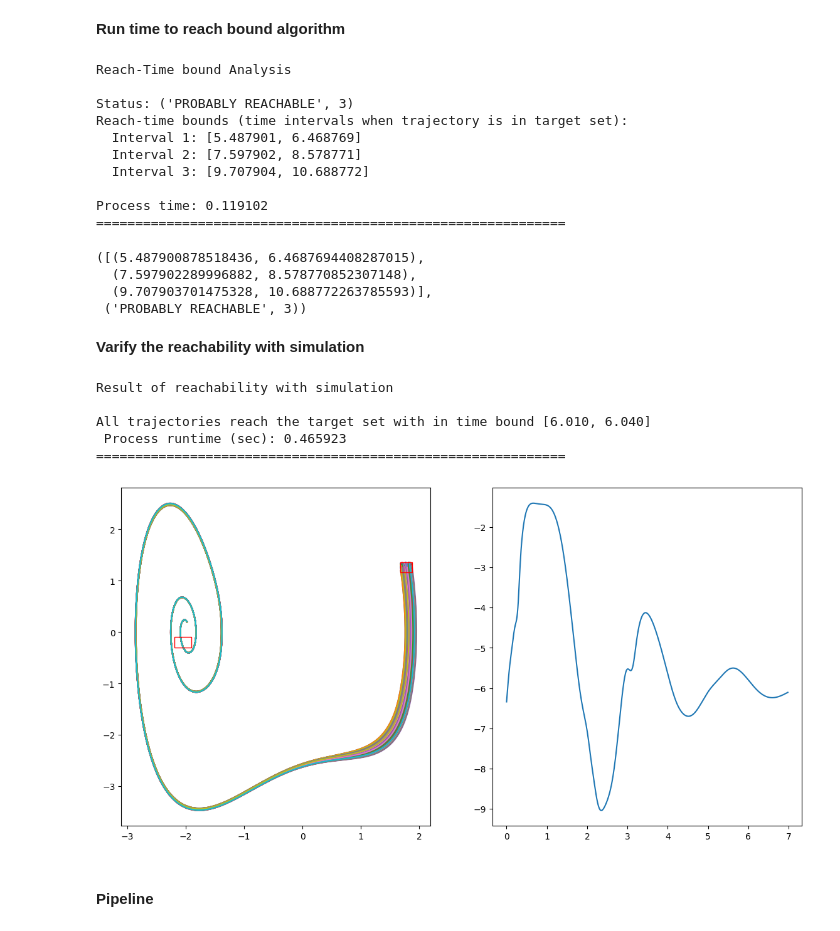
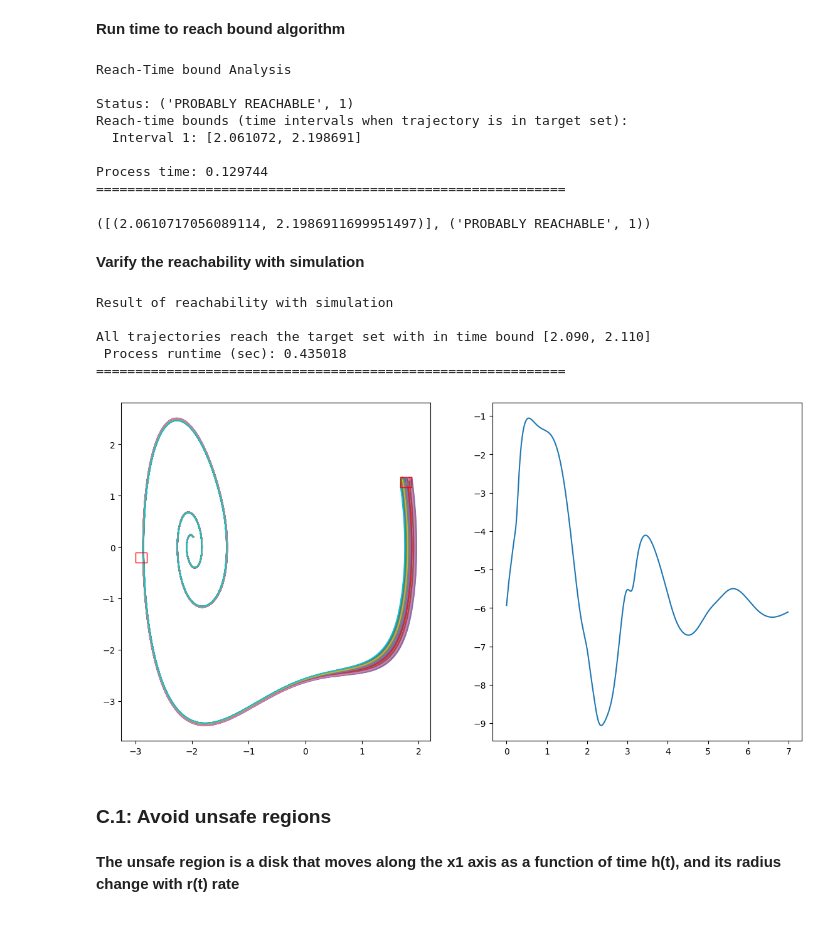
Before and after one commit to AliZN1/M-Thesis, a Jupyter notebook: KRTB_pyKoopman_EDMD/duffing_KRTB_FixedController.ipynb, the cells around one changed output. Saved outputs shown, nothing was run; the diff lists cells and outputs as text; code cells hidden in the pictures.

```diff
--- a/KRTB_pyKoopman_EDMD/duffing_KRTB_FixedController.ipynb
+++ b/KRTB_pyKoopman_EDMD/duffing_KRTB_FixedController.ipynb
@@ -273,72 +275,74 @@ Chosen eigenfunction indices:
 # %% [markdown]
 **Run time to reach bound algorithm**
 # %%
-inital_set = [{
+def hollow_circle_set(center_v, r_in, r_out):
+    return [
+        {"type": "level_set",
+        "function": f"(x1 - {center[0]})^2 + (x2 - {center[1]})^2 - {r_out}^2",
+        "bounds": [(center[0] - r_out, center[0] + r_out), (center[1] - r_out, center[1] + r_out)]},
+        {"type": "level_set",
+        "function": f"{r_out}^2 - ((x1 - {center[0]})^2 + (x2 - {center[1]})^2)",
+        "bounds": [(center[0] - r_out, center[0] + r_out), (center[1] - r_out, center[1] + r_out)]}
+    ]
+
+initial_set = [{
     "type": "box",
     "bounds": [[1.68, 1.88],[1.16, 1.36]]
 }]
 target_set = [{
     "type": "box",
-    "bounds": [[-2.2, -1.9],[-0.3, -0.1]]
+    "bounds": [[-3.0, -2.8],[-0.3, -0.1]]
 }]
 
 kAnalysis.timeReachBound(
-    valid_ef_idx=np.array([12, 13]),
+    valid_ef_idx=np.array([12, 13, 17, 18, 15, 14]),
     n_samples=1000,
-    initial_sets=inital_set,
+    initial_sets=initial_set,
     target_sets=target_set
 )
 # %% [output]
 Reach-Time bound Analysis
 
-Status: ('PROBABLY REACHABLE', 3)
+Status: ('PROBABLY REACHABLE', 1)
 Reach-time bounds (time intervals when trajectory is in target set):
-  Interval 1: [5.487901, 6.468769]
-  Interval 2: [7.597902, 8.578771]
-  Interval 3: [9.707904, 10.688772]
+  Interval 1: [2.061072, 2.198691]
 
-Process time: 0.119102
+Process time: 0.129744
 ============================================================
-([(5.487900878518436, 6.4687694408287015),
-  (7.597902289996882, 8.578770852307148),
-  (9.707903701475328, 10.688772263785593)],
- ('PROBABLY REACHABLE', 3))
+([(2.0610717056089114, 2.1986911699951497)], ('PROBABLY REACHABLE', 1))
 # %% [markdown]
 **Varify the reachability with simulation**
 # %%
 T = 7
 dt = 0.01
 tested_traj, U = kAnalysis.verifyReachabilityWithSim_c(
     controller=koopman_lqr_u,
     n_samples=100,
     final_time=T,
     deltaT=dt,
-    initial_set=inital_set,
+    initial_set=initial_set,
     target_set=target_set,
     pk_model=pk_edmdc,
     K=K
 )
 
-
 fig, ax = plt.subplots(1, 2, figsize=(14, 7))
 a = 0.2
 rect1 = patches.Rectangle((1.68, 1.16), a, a, edgecolor='r', facecolor='none', zorder=3)
-rect2 = patches.Rectangle((-2.2, -0.3), 0.3, a, edgecolor='r', facecolor='none', zorder=3)
+rect2 = patches.Rectangle((-3.0, -0.3), a, a, edgecolor='r', facecolor='none', zorder=3)
 ax[0].add_patch(rect1)
 ax[0].add_patch(rect2)
 
 for traj in tested_traj:
     ax[0].plot(traj[:, 0], traj[:, 1])
 
 ax[1].plot(np.arange(0, T-dt, dt), U[0,:-1].squeeze())
 
 plt.show()
 # %% [output]
 Result of reachability with simulation
 
-All trajectories reach the target set with in time bound [6.010, 6.040]
- Process runtime (sec): 0.465923
+All trajectories reach the target set with in time bound [2.090, 2.110]
+ Process runtime (sec): 0.435018
 ============================================================
-[figure, old version]
+[figure, new version]
-# %% [markdown]
-#### Pipeline
@@ -531,0 +349,4 @@ if __name__ == "__main__":
+# %% [markdown]
+### C.1: Avoid unsafe regions
+# %% [markdown]
+**The unsafe region is a disk that moves along the x1 axis as a function of time h(t), and its radius change with r(t) rate**
```
Also changed, not shown: parts of 13 cells of this notebook, 2 other files.
